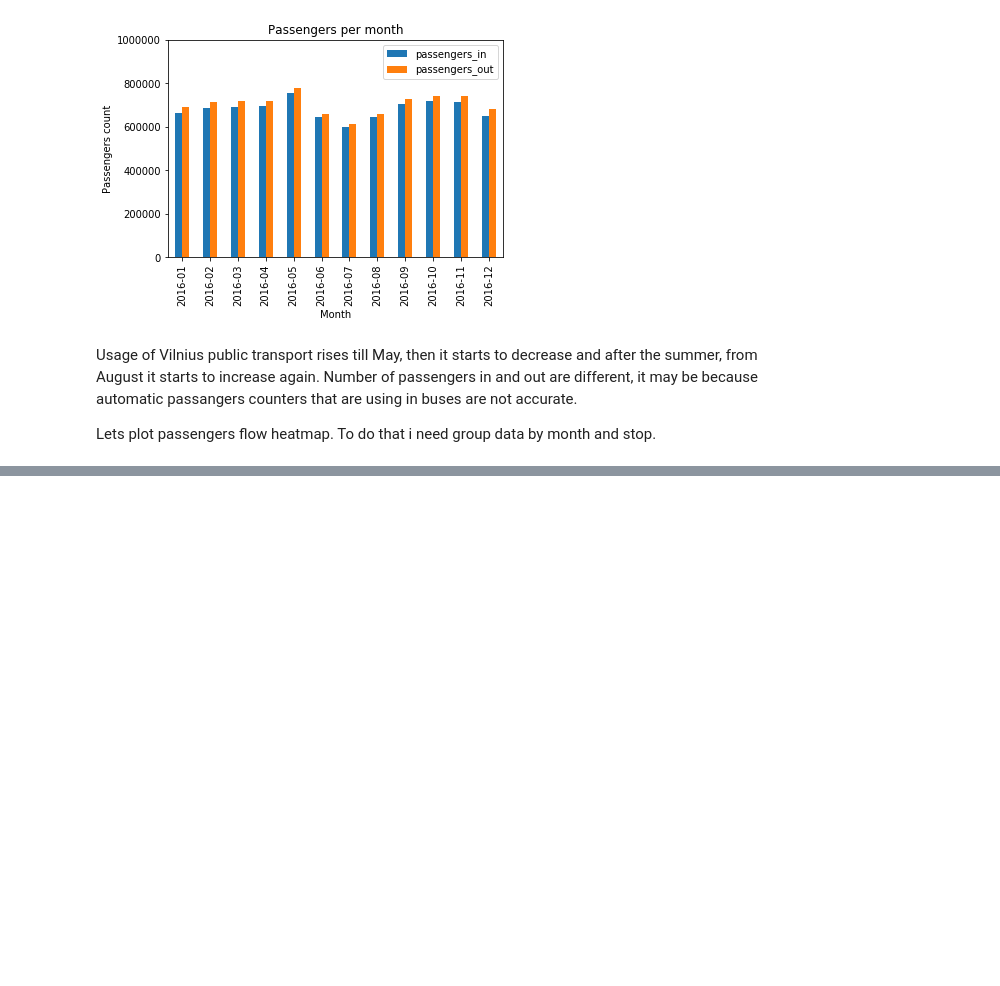
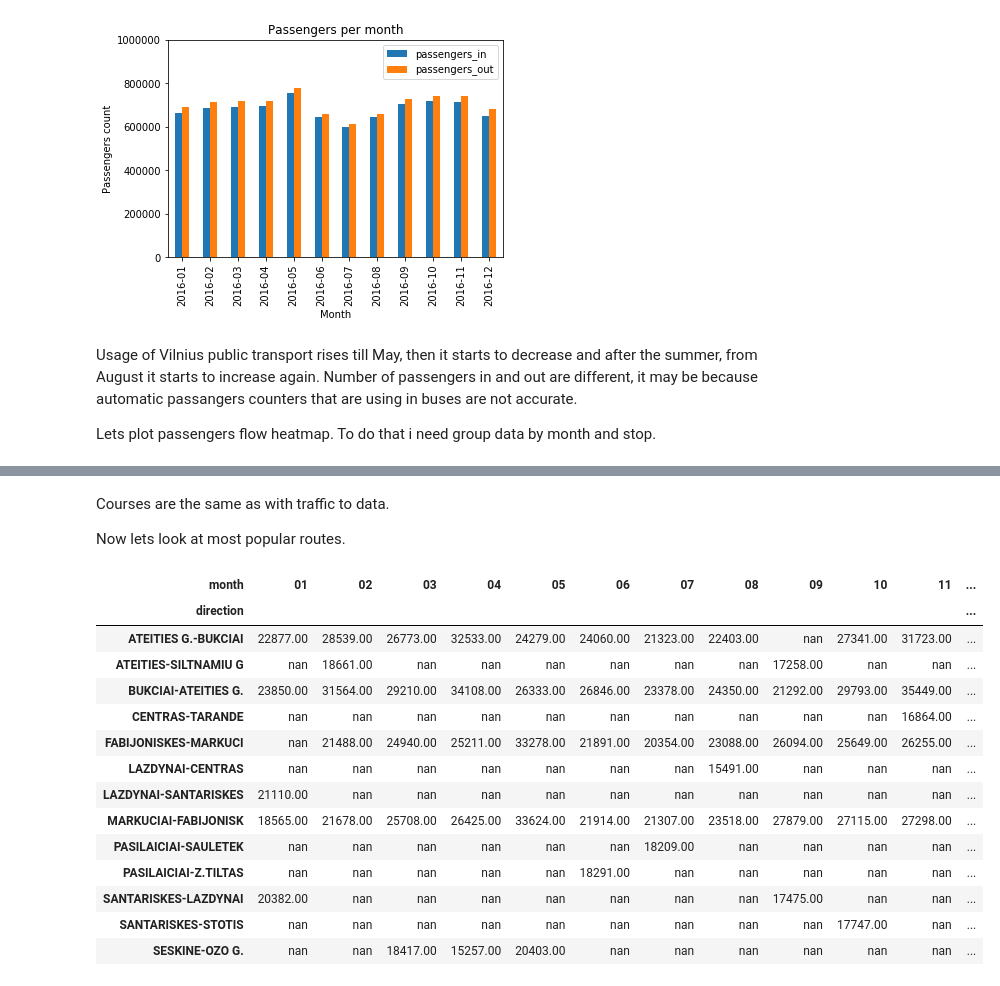
Before and after one commit to tomasrasymas/vilnius-public-transport-passengers-traffic-analysis, a Jupyter notebook: Vilnius public transport passengers traffic.ipynb, the cells around one changed output, grey strips where cells are left out. Cells and saved outputs as stored; diff of their text form; code cells hidden in the pictures; blank space fills up the shorter version.

```diff
--- a/Vilnius public transport passengers traffic.ipynb
+++ b/Vilnius public transport passengers traffic.ipynb
@@ -291,0 +320,28 @@ map_vilnius
+# %% [markdown]
+Courses are the same as with traffic to data.
+
+
+Now lets look at most popular routes.
+# %%
+popular_in_routes_df = df.groupby([df['datetime'].dt.month, df['direction']])['passengers_in'].sum().reset_index()
+popular_in_routes_df = popular_in_routes_df.rename(columns={'datetime': 'month'})
+popular_in_routes_df = popular_in_routes_df.sort_values(['month', 'passengers_in'], ascending=[True, False])
+popular_in_routes_df = popular_in_routes_df.groupby(popular_in_routes_df['month']).head(5)
+popular_in_routes_df = popular_in_routes_df.pivot(index='direction', columns='month', values='passengers_in')
+display(popular_in_routes_df)
+# %% [output]
+| month | 01 | 02 | 03 | 04 | 05 | 06 | 07 | 08 | 09 | 10 | 11 | ... |
+| direction |  |  |  |  |  |  |  |  |  |  |  | ... |
+| ATEITIES G.-BUKCIAI | 22877.00 | 28539.00 | 26773.00 | 32533.00 | 24279.00 | 24060.00 | 21323.00 | 22403.00 | nan | 27341.00 | 31723.00 | ... |
+| ATEITIES-SILTNAMIU G | nan | 18661.00 | nan | nan | nan | nan | nan | nan | 17258.00 | nan | nan | ... |
+| BUKCIAI-ATEITIES G. | 23850.00 | 31564.00 | 29210.00 | 34108.00 | 26333.00 | 26846.00 | 23378.00 | 24350.00 | 21292.00 | 29793.00 | 35449.00 | ... |
+| CENTRAS-TARANDE | nan | nan | nan | nan | nan | nan | nan | nan | nan | nan | 16864.00 | ... |
+| FABIJONISKES-MARKUCI | nan | 21488.00 | 24940.00 | 25211.00 | 33278.00 | 21891.00 | 20354.00 | 23088.00 | 26094.00 | 25649.00 | 26255.00 | ... |
+| LAZDYNAI-CENTRAS | nan | nan | nan | nan | nan | nan | nan | 15491.00 | nan | nan | nan | ... |
+| LAZDYNAI-SANTARISKES | 21110.00 | nan | nan | nan | nan | nan | nan | nan | nan | nan | nan | ... |
+| MARKUCIAI-FABIJONISK | 18565.00 | 21678.00 | 25708.00 | 26425.00 | 33624.00 | 21914.00 | 21307.00 | 23518.00 | 27879.00 | 27115.00 | 27298.00 | ... |
+| PASILAICIAI-SAULETEK | nan | nan | nan | nan | nan | nan | 18209.00 | nan | nan | nan | nan | ... |
+| PASILAICIAI-Z.TILTAS | nan | nan | nan | nan | nan | 18291.00 | nan | nan | nan | nan | nan | ... |
+| SANTARISKES-LAZDYNAI | 20382.00 | nan | nan | nan | nan | nan | nan | nan | 17475.00 | nan | nan | ... |
+| SANTARISKES-STOTIS | nan | nan | nan | nan | nan | nan | nan | nan | nan | 17747.00 | nan | ... |
+| SESKINE-OZO G. | nan | nan | 18417.00 | 15257.00 | 20403.00 | nan | nan | nan | nan | nan | nan | ... |
```
Also changed, not shown: parts of 9 cells of this notebook.
